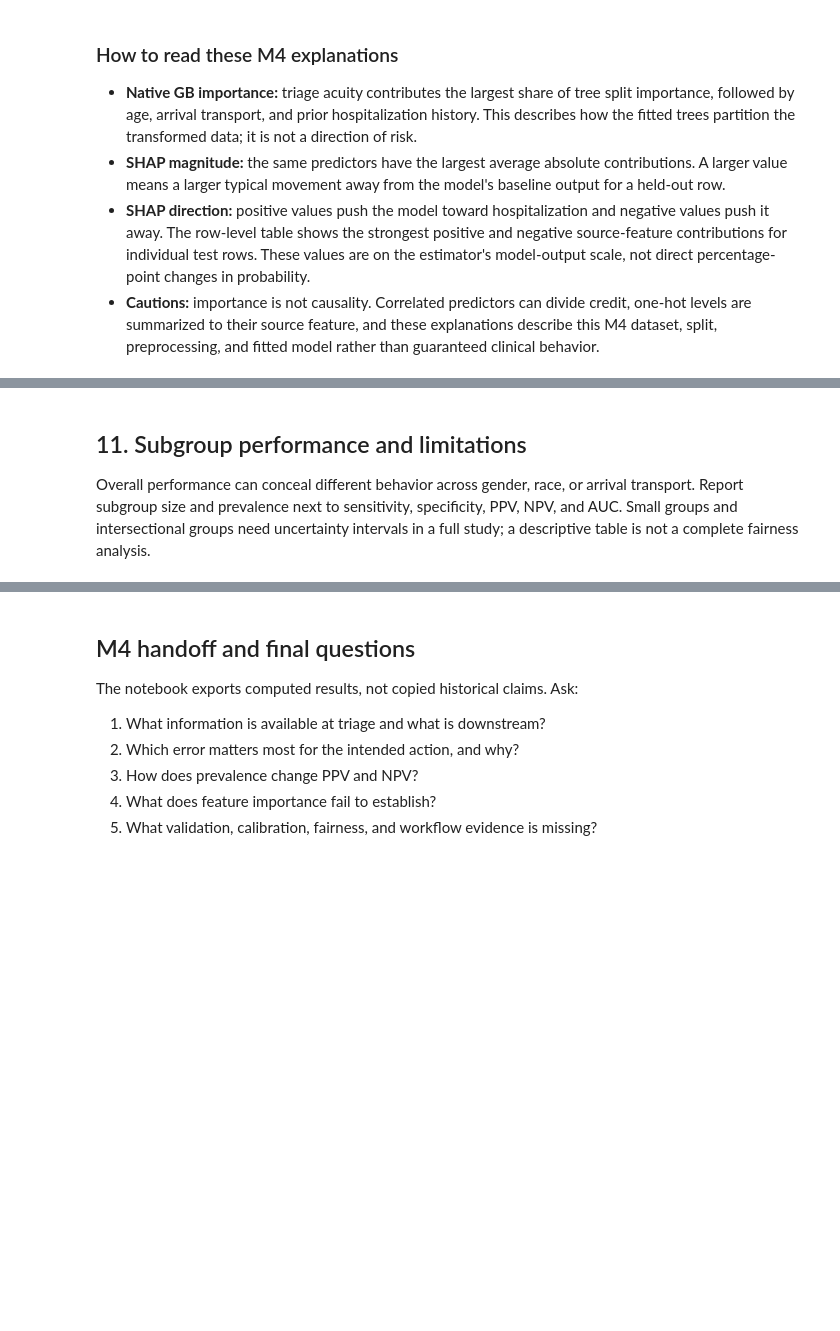
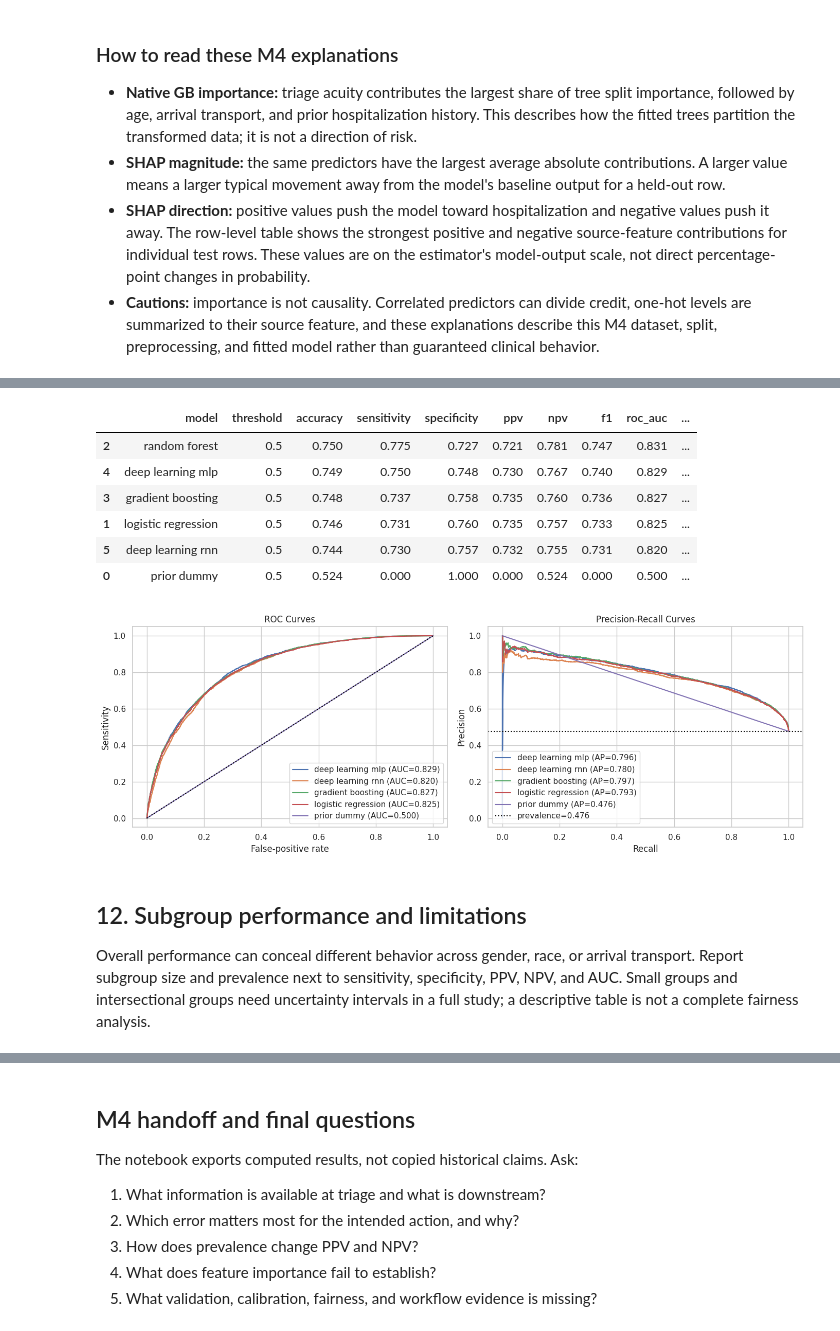
Before and after one commit to waziz786/MedML-toolbox, a Jupyter notebook: notebooks/04_M4_Hospitalization_Analysis.ipynb, the cells around one changed output, grey strips where cells are left out. Cells and saved outputs as stored; diff of their text form; code cells hidden in the pictures; blank space fills up the shorter version.

```diff
--- a/notebooks/04_M4_Hospitalization_Analysis.ipynb
+++ b/notebooks/04_M4_Hospitalization_Analysis.ipynb
@@ -490,5 +840,40 @@ plt.show()
+# %%
+# --- 4. Performance Summary and Curves Plotting ---
+result_rows = []
+for name, probs in probabilities.items():
+    result_rows.append({"model": name, **classification_metrics(y_test, probs)})
+
+model_results = pd.DataFrame(result_rows).sort_values("roc_auc", ascending=False)
+display(model_results.round(3))
+
+# Render twin ROC & PR diagnostic subplots
+fig, axes = plt.subplots(1, 2, figsize=(14, 5))
+for name in ["deep learning mlp", "deep learning rnn", "gradient boosting", "logistic regression", "prior dummy"]:
+    if name in probabilities:
+        fpr, tpr, _ = roc_curve(y_test, probabilities[name])
+        precision, recall, _ = precision_recall_curve(y_test, probabilities[name])
+        axes[0].plot(fpr, tpr, label=f"{name} (AUC={roc_auc_score(y_test, probabilities[name]):.3f})")
+        axes[1].plot(recall, precision, label=f"{name} (AP={average_precision_score(y_test, probabilities[name]):.3f})")
+
+axes[0].plot([0, 1], [0, 1], ":", color="black")
+axes[1].axhline(y_test.mean(), linestyle=":", color="black", label=f"prevalence={y_test.mean():.3f}")
+axes[0].set(title="ROC Curves", xlabel="False-positive rate", ylabel="Sensitivity")
+axes[1].set(title="Precision-Recall Curves", xlabel="Recall", ylabel="Precision")
+axes[0].legend(loc="lower right")
+axes[1].legend(loc="lower left")
+plt.tight_layout()
+plt.show()
+# %% [output]
+|  | model | threshold | accuracy | sensitivity | specificity | ppv | npv | f1 | roc_auc | ... |
+| 2 | random forest | 0.5 | 0.750 | 0.775 | 0.727 | 0.721 | 0.781 | 0.747 | 0.831 | ... |
+| 4 | deep learning mlp | 0.5 | 0.749 | 0.750 | 0.748 | 0.730 | 0.767 | 0.740 | 0.829 | ... |
+| 3 | gradient boosting | 0.5 | 0.748 | 0.737 | 0.758 | 0.735 | 0.760 | 0.736 | 0.827 | ... |
+| 1 | logistic regression | 0.5 | 0.746 | 0.731 | 0.760 | 0.735 | 0.757 | 0.733 | 0.825 | ... |
+| 5 | deep learning rnn | 0.5 | 0.744 | 0.730 | 0.757 | 0.732 | 0.755 | 0.731 | 0.820 | ... |
+| 0 | prior dummy | 0.5 | 0.524 | 0.000 | 1.000 | 0.000 | 0.524 | 0.000 | 0.500 | ... |
+[figure, added]
 # %% [markdown]
-## 11. Subgroup performance and limitations
+## 12. Subgroup performance and limitations
 
 Overall performance can conceal different behavior across gender, race, or arrival transport. Report subgroup size and prevalence next to sensitivity, specificity, PPV, NPV, and AUC. Small groups and intersectional groups need uncertainty intervals in a full study; a descriptive table is not a complete fairness analysis.
 # %%
```
Also changed, not shown: parts of 27 cells of this notebook.
